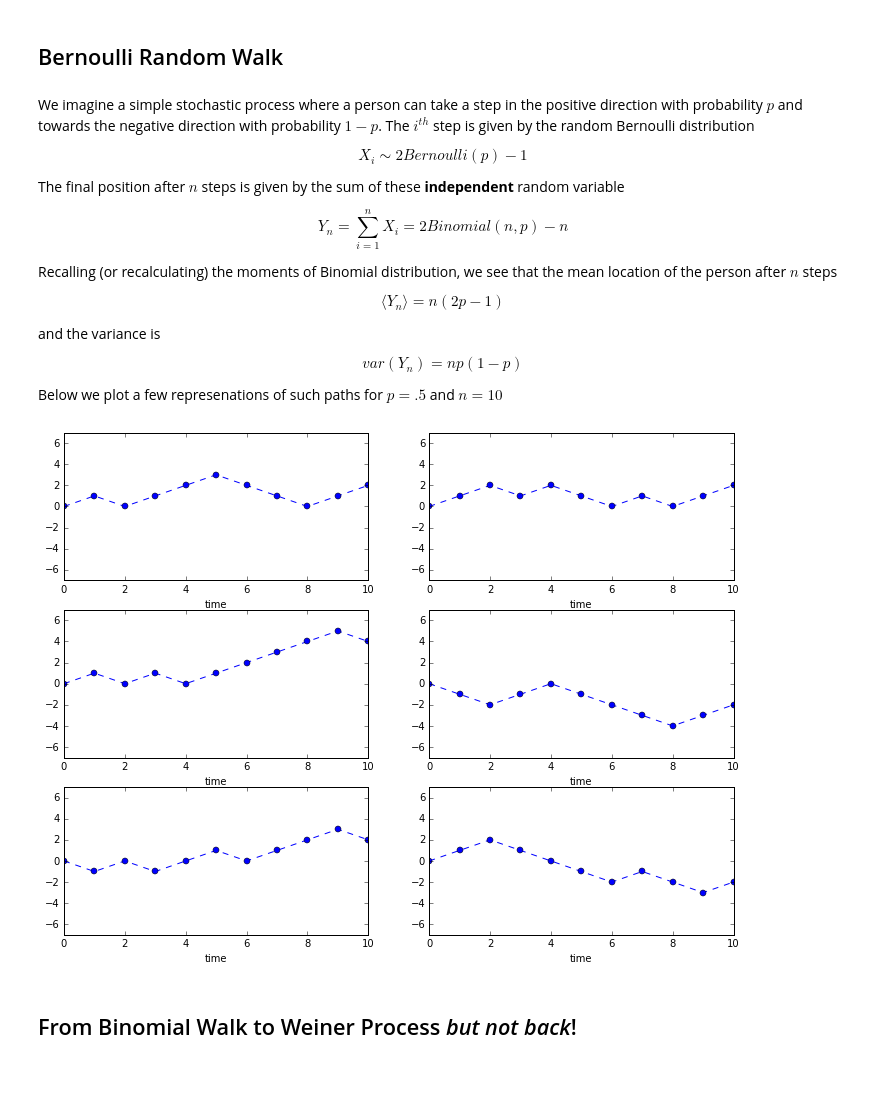
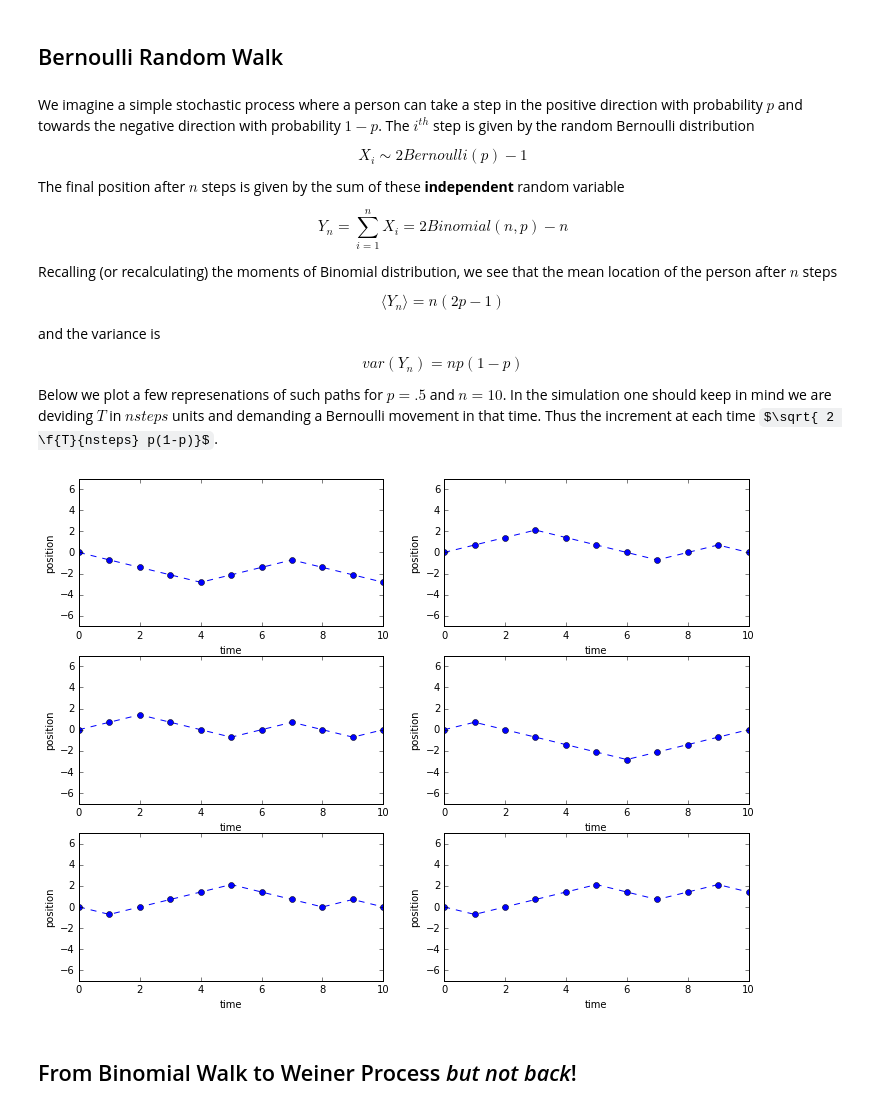
Before and after one commit to borundev/StochasticProcesses, a Jupyter notebook: RandomWalkAndWeinerProcess.ipynb, the cells around one changed output. Cells and saved outputs as stored; diff of their text form; code cells hidden in the pictures; some formulas as TeX source; blank space fills up the shorter version.

```diff
--- a/RandomWalkAndWeinerProcess.ipynb
+++ b/RandomWalkAndWeinerProcess.ipynb
@@ -29,7 +29,7 @@ $$
 var(Y_n) = n p (1-p)
 $$
 
-Below we plot a few represenations of such paths for $p=.5$ and $n=10$
+Below we plot a few represenations of such paths for $p=.5$ and $n=10$. In the simulation one should keep in mind we are deviding $T$ in $nsteps$ units and demanding a Bernoulli movement in that time. Thus the increment at each time $\sqrt{ 2 \f{T}{nsteps} p(1-p)}$.
 # %%
 import numpy as np
 import matplotlib.pyplot as plt
@@ -50,35 +50,40 @@ class Paths(object):
     def get_paths(self):
         return self.paths
 
     def get_timeline(self):
         return self.time
 
     def __getitem__(self,index):
         return self.paths[index]
 
+    def get_step(self,k):
+        return self.paths[:,k]
+
 class BinaryPaths(Paths):
 
     def __init__(self,T,nsteps,npaths,p=.5):
         super(BinaryPaths,self).__init__(T,nsteps,npaths)
         self.p=p
         self.randoms=2*(np.random.binomial(1,self.p,npaths*(nsteps-1))-.5)
         self.randoms.shape=[npaths,nsteps-1]
 
         for i in range(nsteps-1):
-            self.paths[:,i+1]=self.paths[:,i]+self.randoms[:,i]
+            # See comment above to see why we multiply the Bernoulli random variable by np.sqrt(2* self.dt * p *(1-p))
+            self.paths[:,i+1]=self.paths[:,i]+np.sqrt(2* self.dt * p *(1-p))*self.randoms[:,i]
 
 b_paths=BinaryPaths(11,11,6).get_paths()
 
 number_columns=2
 number_rows=3
 figsize(12, 9)
 for i,j in enumerate([(i/number_columns,i%number_columns) for i in range(number_columns*number_rows)]):
     plt.subplot2grid((number_rows,number_columns),j)
     plt.ylim(-7,7)
     plt.plot(b_paths[i],"--o")
     plt.xlabel("time")
+    plt.ylabel("position")
 # %% [output]
-[figure, old version]
+[figure, new version]
 # %% [markdown]
 ## From Binomial Walk to Weiner Process *but not back*!
 # %% [markdown]
```
Also changed, not shown: parts of 6 cells of this notebook.
